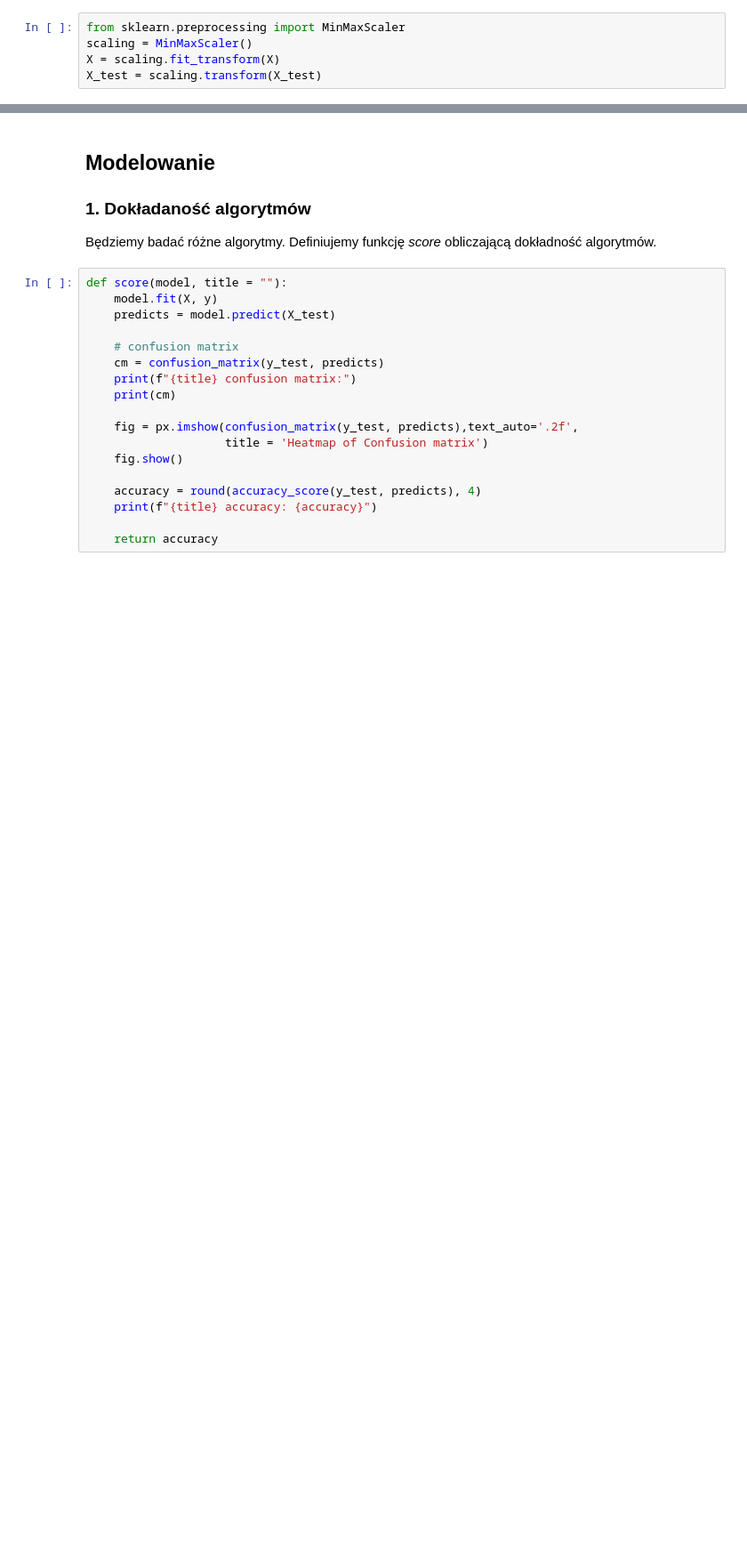
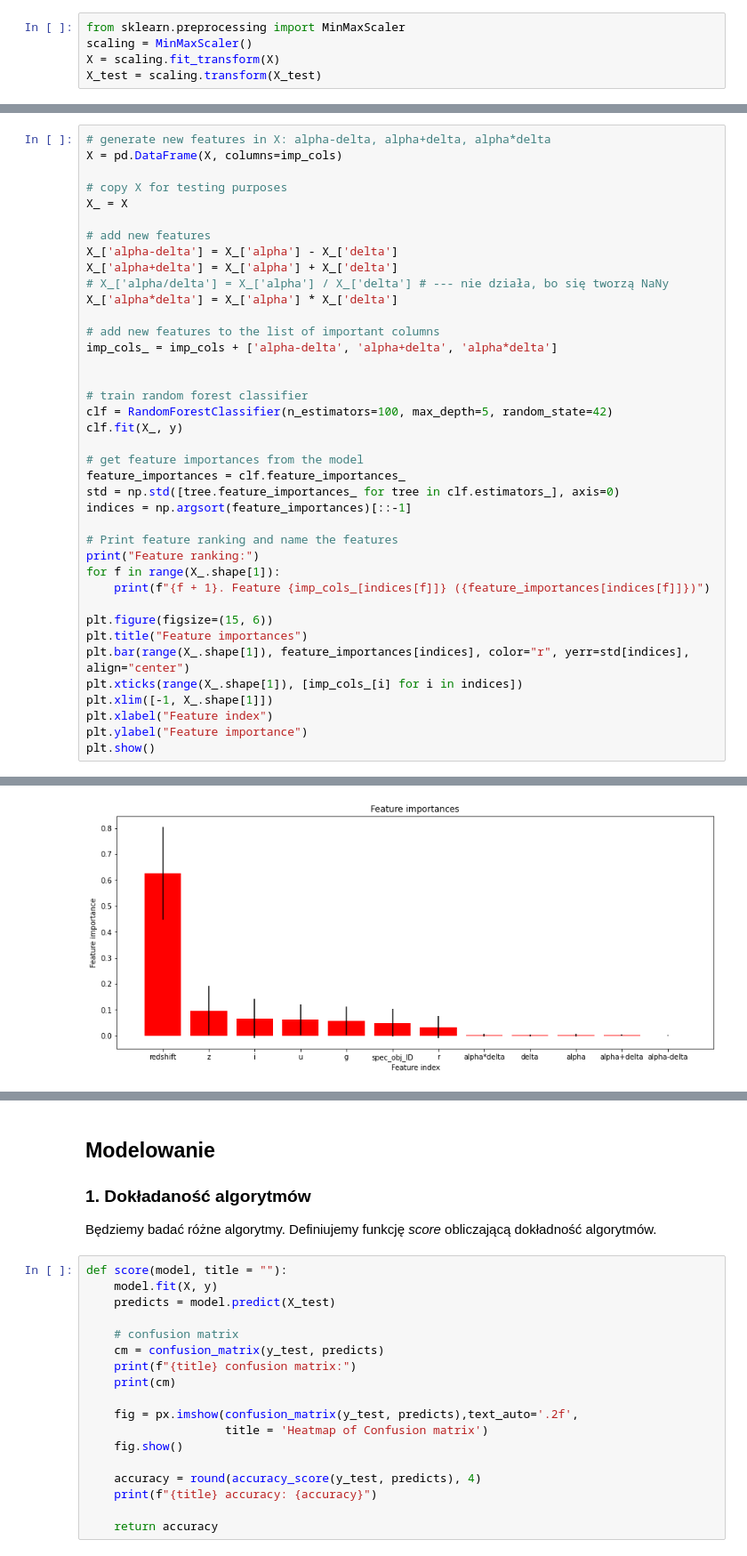
Before and after one commit to GasparSekula/StellarClassificationML, a Jupyter notebook: budowa_krok_2_4.ipynb, the cells around one changed output, grey strips where cells are left out. Shown at 89% size. Drawn from its saved outputs; the diff is of its cells as text; blank space fills up the shorter version.

```diff
--- a/budowa_krok_2_4.ipynb
+++ b/budowa_krok_2_4.ipynb
@@ -208,0 +254,40 @@ Tutaj, w modelu Decision Tree Classifier, zmienna redshift ma **jeszcze większe
+# %%
+# generate new features in X: alpha-delta, alpha+delta, alpha*delta
+X = pd.DataFrame(X, columns=imp_cols)
+
+# copy X for testing purposes
+X_ = X
+
+# add new features
+X_['alpha-delta'] = X_['alpha'] - X_['delta']
+X_['alpha+delta'] = X_['alpha'] + X_['delta']
+# X_['alpha/delta'] = X_['alpha'] / X_['delta'] # --- nie działa, bo się tworzą NaNy
+X_['alpha*delta'] = X_['alpha'] * X_['delta']
+
+# add new features to the list of important columns
+imp_cols_ = imp_cols + ['alpha-delta', 'alpha+delta', 'alpha*delta']
+
+
+# train random forest classifier
+clf = RandomForestClassifier(n_estimators=100, max_depth=5, random_state=42)
+clf.fit(X_, y)
+
+# get feature importances from the model
+feature_importances = clf.feature_importances_
+std = np.std([tree.feature_importances_ for tree in clf.estimators_], axis=0)
+indices = np.argsort(feature_importances)[::-1]
+
+# Print feature ranking and name the features
+print("Feature ranking:")
+for f in range(X_.shape[1]):
+    print(f"{f + 1}. Feature {imp_cols_[indices[f]]} ({feature_importances[indices[f]]})")
+
+plt.figure(figsize=(15, 6))
+plt.title("Feature importances")
+plt.bar(range(X_.shape[1]), feature_importances[indices], color="r", yerr=std[indices], align="center")
+plt.xticks(range(X_.shape[1]), [imp_cols_[i] for i in indices])
+plt.xlim([-1, X_.shape[1]])
+plt.xlabel("Feature index")
+plt.ylabel("Feature importance")
+plt.show()
+# %% [output]
@@ -208,0 +307 @@ Tutaj, w modelu Decision Tree Classifier, zmienna redshift ma **jeszcze większe
+[figure, added]
```
Also changed, not shown: parts of 26 cells of this notebook.
